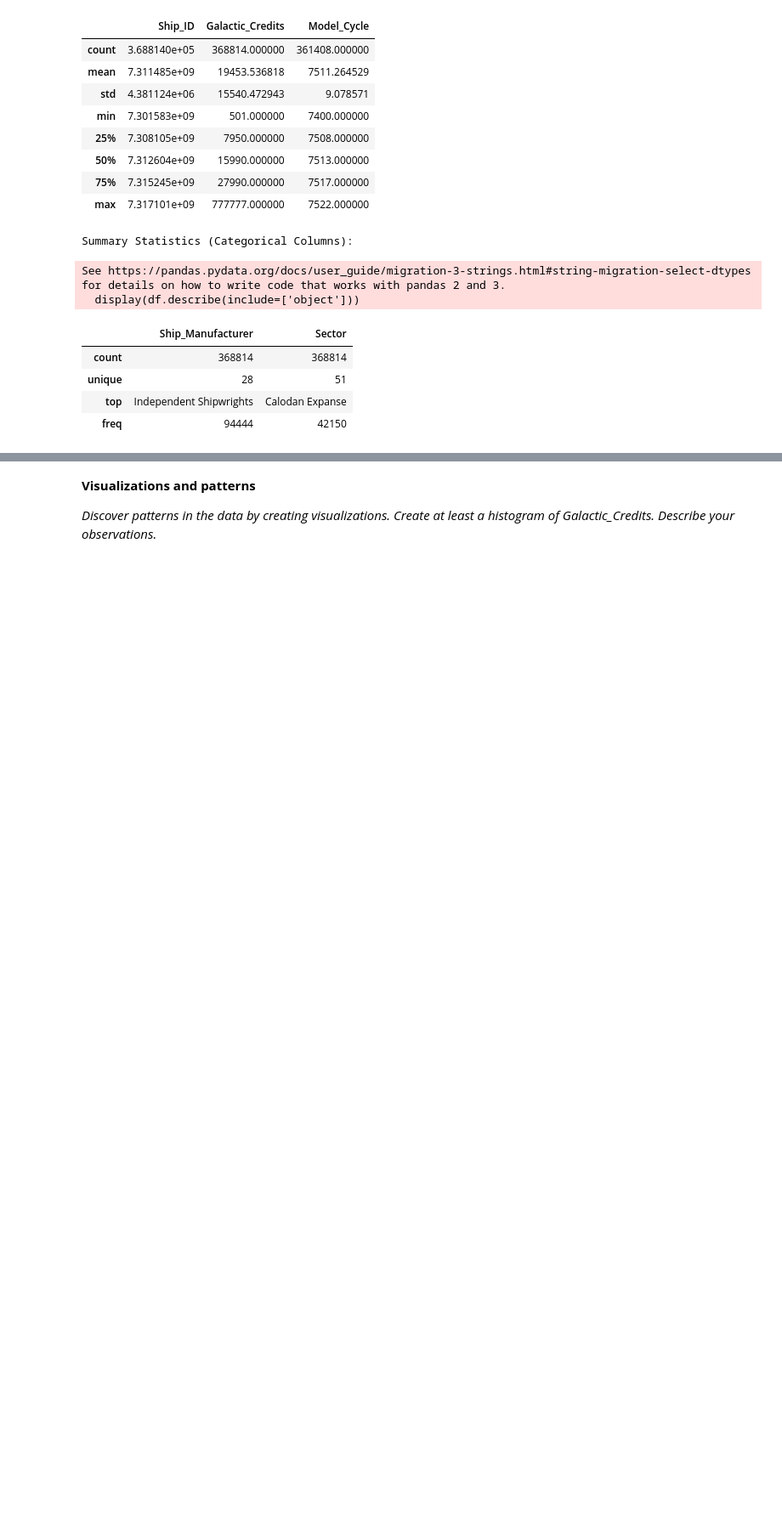
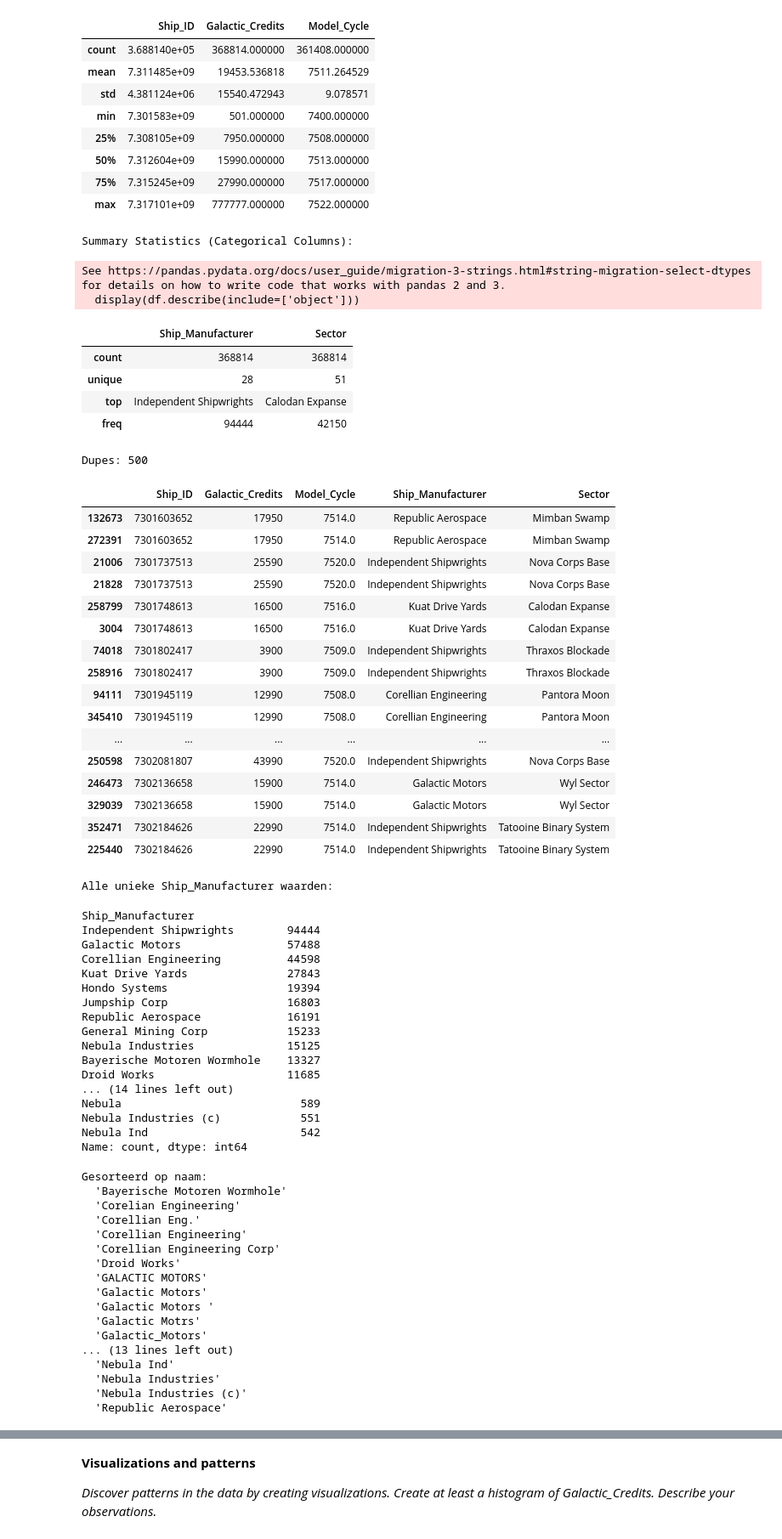
Before and after one commit to SidneyFel/The-Secret-Weapons, a Jupyter notebook: assignment_template_it1.ipynb, the cells around one changed output, grey strips where cells are left out. Shown at 85% size. Saved outputs shown, nothing was run; the diff lists cells and outputs as text; code cells hidden in the pictures; blank space fills up the shorter version.

Commit message:
Jullie missen een belangrijke data prep stap in iteratie 1, namelijk het fixen van de 'typos' in de namen van een aantal manufacturers. Deze komt in iteratie 2 vervolgens duidelijk naar voren

```diff
--- a/assignment_template_it1.ipynb
+++ b/assignment_template_it1.ipynb
@@ -145,3 +145,69 @@ See https://pandas.pydata.org/docs/user_guide/migration-3-strings.html#string-mi
 | unique | 28 | 51 |
 | top | Independent Shipwrights | Calodan Expanse |
 | freq | 94444 | 42150 |
+# %%
+n_dupes = df.duplicated().sum()
+print(f"Dupes: {n_dupes}")
+display(df[df.duplicated(keep=False)].sort_values('Ship_ID').head(20))
+
+print("\nAlle unieke Ship_Manufacturer waarden:")
+manufacturers = df['Ship_Manufacturer'].value_counts()
+display(manufacturers)
+
+print("\nGesorteerd op naam:")
+for name in sorted(df['Ship_Manufacturer'].dropna().unique()):
+    print(f"  '{name}'")
+# %% [output]
+Dupes: 500
+|  | Ship_ID | Galactic_Credits | Model_Cycle | Ship_Manufacturer | Sector |
+| 132673 | 7301603652 | 17950 | 7514.0 | Republic Aerospace | Mimban Swamp |
+| 272391 | 7301603652 | 17950 | 7514.0 | Republic Aerospace | Mimban Swamp |
+| 21006 | 7301737513 | 25590 | 7520.0 | Independent Shipwrights | Nova Corps Base |
+| 21828 | 7301737513 | 25590 | 7520.0 | Independent Shipwrights | Nova Corps Base |
+| 258799 | 7301748613 | 16500 | 7516.0 | Kuat Drive Yards | Calodan Expanse |
+| 3004 | 7301748613 | 16500 | 7516.0 | Kuat Drive Yards | Calodan Expanse |
+| 74018 | 7301802417 | 3900 | 7509.0 | Independent Shipwrights | Thraxos Blockade |
+| 258916 | 7301802417 | 3900 | 7509.0 | Independent Shipwrights | Thraxos Blockade |
+| 94111 | 7301945119 | 12990 | 7508.0 | Corellian Engineering | Pantora Moon |
+| 345410 | 7301945119 | 12990 | 7508.0 | Corellian Engineering | Pantora Moon |
+| ... | ... | ... | ... | ... | ... |
+| 250598 | 7302081807 | 43990 | 7520.0 | Independent Shipwrights | Nova Corps Base |
+| 246473 | 7302136658 | 15900 | 7514.0 | Galactic Motors | Wyl Sector |
+| 329039 | 7302136658 | 15900 | 7514.0 | Galactic Motors | Wyl Sector |
+| 352471 | 7302184626 | 22990 | 7514.0 | Independent Shipwrights | Tatooine Binary System |
+| 225440 | 7302184626 | 22990 | 7514.0 | Independent Shipwrights | Tatooine Binary System |
+Alle unieke Ship_Manufacturer waarden:
+Ship_Manufacturer
+Independent Shipwrights        94444
+Galactic Motors                57488
+Corellian Engineering          44598
+Kuat Drive Yards               27843
+Hondo Systems                  19394
+Jumpship Corp                  16803
+Republic Aerospace             16191
+General Mining Corp            15233
+Nebula Industries              15125
+Bayerische Motoren Wormhole    13327
+Droid Works                    11685
+... (14 lines left out)
+Nebula                           589
+Nebula Industries (c)            551
+Nebula Ind                       542
+Name: count, dtype: int64
+Gesorteerd op naam:
+  'Bayerische Motoren Wormhole'
+  'Corelian Engineering'
+  'Corellian Eng.'
+  'Corellian Engineering'
+  'Corellian Engineering Corp'
+  'Droid Works'
+  'GALACTIC MOTORS'
+  'Galactic Motors'
+  'Galactic Motors '
+  'Galactic Motrs'
+  'Galactic_Motors'
+... (13 lines left out)
+  'Nebula Ind'
+  'Nebula Industries'
+  'Nebula Industries (c)'
+  'Republic Aerospace'
```
Also changed, not shown: parts of 6 cells of this notebook.
